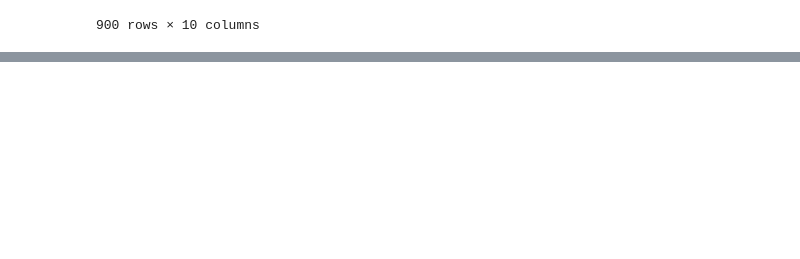
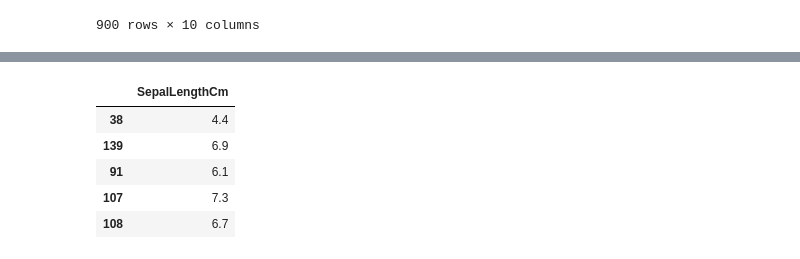
Before and after one commit to shashipaul2077/ml-models, a Jupyter notebook: machine_learning.ipynb, the cells around one changed output, grey strips where cells are left out. Drawn from its saved outputs; the diff is of its cells as text; code cells hidden in the pictures; blank space fills up the shorter version.

```diff
--- a/machine_learning.ipynb
+++ b/machine_learning.ipynb
@@ -247,0 +303,4 @@ x=customer[['Names']]
+# %%
+y=iris[['Species']]
+# %%
+x=iris[['SepalLengthCm']]
@@ -247,0 +311,2 @@ x=customer[['Names']]
+# %%
+x_train,x_test,y_train,y_test=train_test_split(x,y,test_size=0.4)
@@ -247,0 +321,9 @@ x=customer[['Names']]
+# %%
+y_test.head()
+# %% [output]
+|  | SepalLengthCm |
+| 38 | 4.4 |
+| 139 | 6.9 |
+| 91 | 6.1 |
+| 107 | 7.3 |
+| 108 | 6.7 |
```
Also changed, not shown: parts of 39 cells of this notebook.
